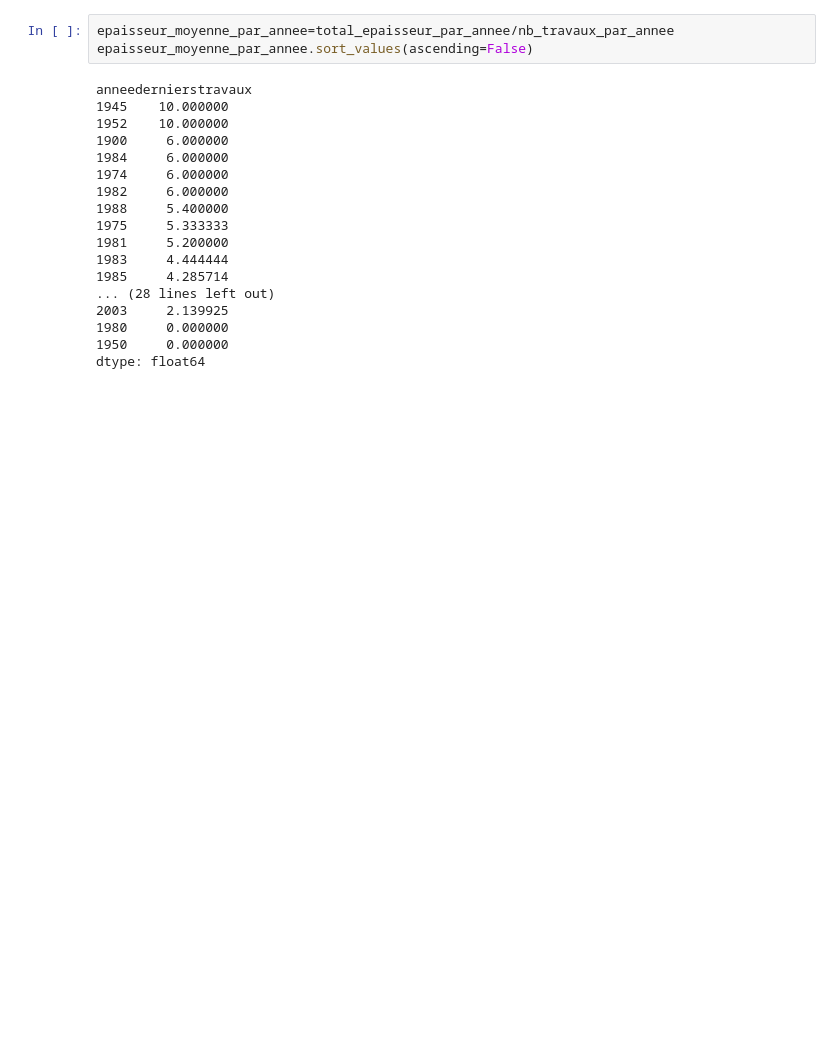
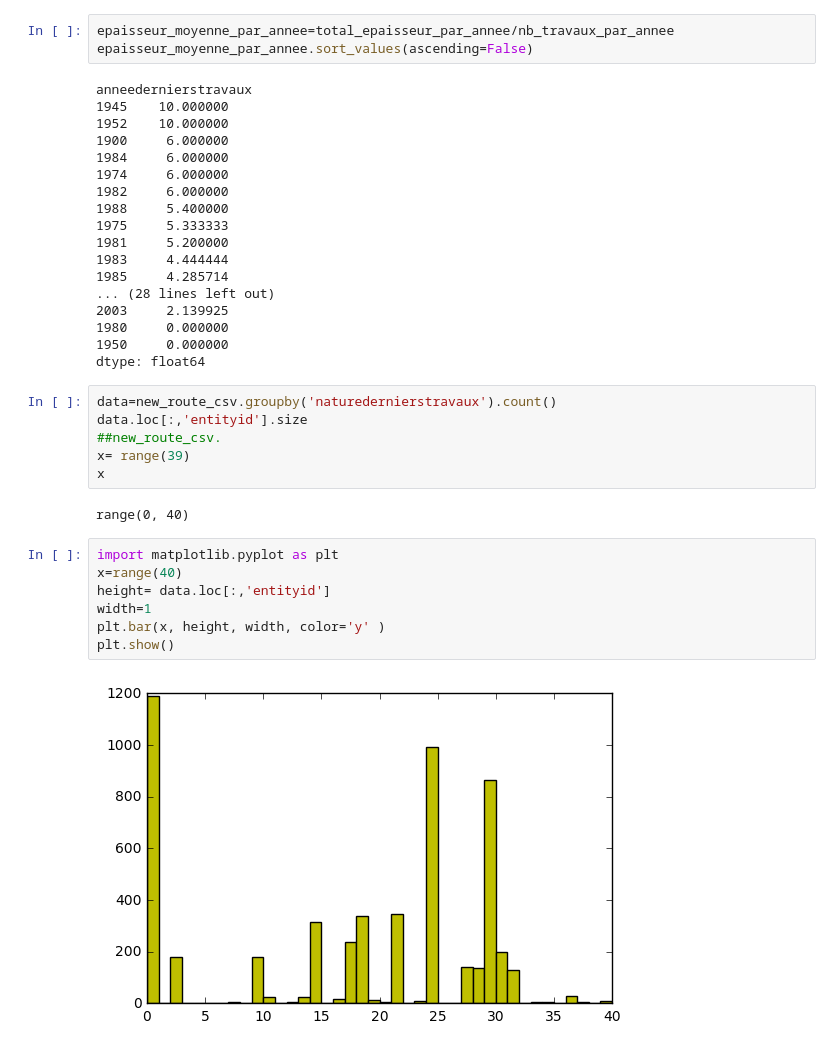
Before and after one commit to assitanDiarra/Python, a Jupyter notebook: routes.ipynb, the cells around one changed output. Saved outputs shown, nothing was run; the diff lists cells and outputs as text; blank space fills up the shorter version.

```diff
--- a/routes.ipynb
+++ b/routes.ipynb
@@ -112,3 +131,20 @@ anneedernierstravaux
 1980     0.000000
 1950     0.000000
 dtype: float64
+# %%
+data=new_route_csv.groupby('naturedernierstravaux').count()
+data.loc[:,'entityid'].size
+##new_route_csv.
+x= range(39)
+x
+# %% [output]
+range(0, 40)
+# %%
+import matplotlib.pyplot as plt
+x=range(40)
+height= data.loc[:,'entityid']
+width=1
+plt.bar(x, height, width, color='y' )
+plt.show()
+# %% [output]
+[figure, added]
```
Also changed, not shown: parts of 3 cells of this notebook.
